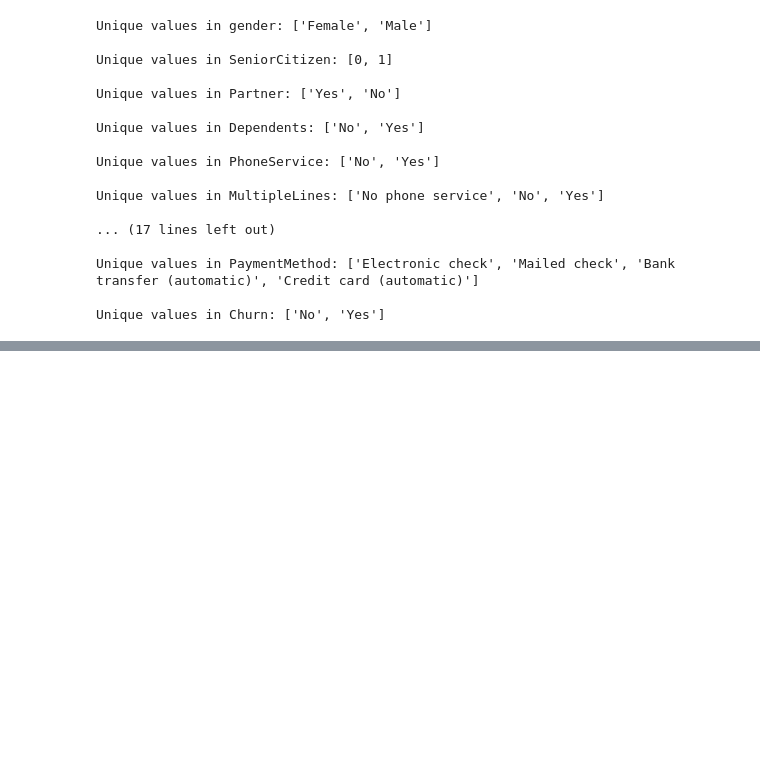
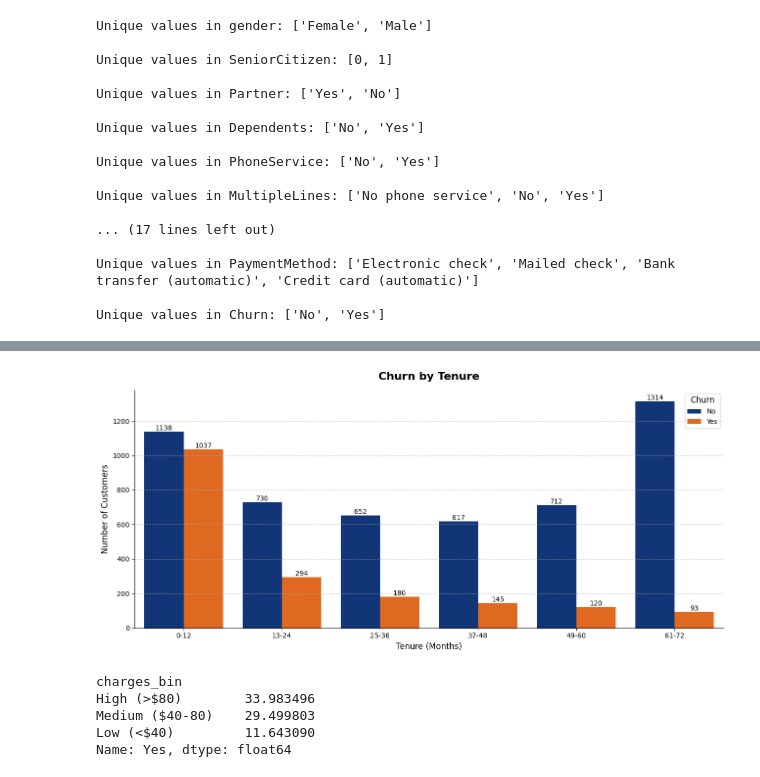
Before and after one commit to chadwich0804/Telecom-Customer-Churn-Analysis-Project, a Jupyter notebook: ChurnAnalysisProject.ipynb, the cells around one changed output, grey strips where cells are left out. Drawn from its saved outputs; the diff is of its cells as text; code cells hidden in the pictures; blank space fills up the shorter version.

```diff
--- a/ChurnAnalysisProject.ipynb
+++ b/ChurnAnalysisProject.ipynb
@@ -196,0 +254,5 @@ Unique values in Churn: ['No', 'Yes']
+# %%
+# Churn by Tenure (binned)
+df_CC['tenure_bin'] = pd.cut(df_CC['tenure'], bins=[0, 12, 24, 36, 48, 60, 72], labels=['0-12', '13-24', '25-36', '37-48', '49-60', '61-72'])
+tenure_churn = df_CC.groupby('tenure_bin', observed=False)['Churn'].value_counts(normalize=True).unstack() * 100
+tenure_churn['Yes'].sort_values(ascending=False)
@@ -196,0 +268,30 @@ Unique values in Churn: ['No', 'Yes']
+# %%
+# Tenure Plot
+plt.figure(figsize=(13, 6), facecolor='white')
+ax = sns.countplot(x='tenure_bin', hue='Churn', data=df_CC, palette=['#003087', '#FF6200'])
+ax.set_title('Churn by Tenure', fontsize=16, weight='bold', pad=15)
+ax.set_xlabel('Tenure (Months)', fontsize=12)
+ax.set_ylabel('Number of Customers', fontsize=12)
+ax.grid(True, axis='y', linestyle='--', alpha=0.7)
+ax.spines['top'].set_visible(False)
+ax.spines['right'].set_visible(False)
+ax.spines['left'].set_color('black')
+ax.spines['bottom'].set_color('black')
+ax.legend(title='Churn', fontsize=10, title_fontsize=12, loc='upper right')
+for container in ax.containers:
+    ax.bar_label(container, fontsize=10, color='black', label_type='edge')
+plt.tight_layout()
+plt.show()
+# %% [output]
+[figure, added]
+# %%
+# Churn by Monthly Charges (binned)
+df_CC['charges_bin'] = pd.cut(df_CC['MonthlyCharges'], bins=[0, 40, 80, 120], labels=['Low (<$40)', 'Medium ($40-80)', 'High (>$80)'])
+charges_churn = df_CC.groupby('charges_bin', observed=False)['Churn'].value_counts(normalize=True).unstack() * 100
+charges_churn['Yes'].sort_values(ascending=False)
+# %% [output]
+charges_bin
+High (>$80)        33.983496
+Medium ($40-80)    29.499803
+Low (<$40)         11.643090
+Name: Yes, dtype: float64
```
Also changed, not shown: parts of 15 cells of this notebook, 1 other file.
